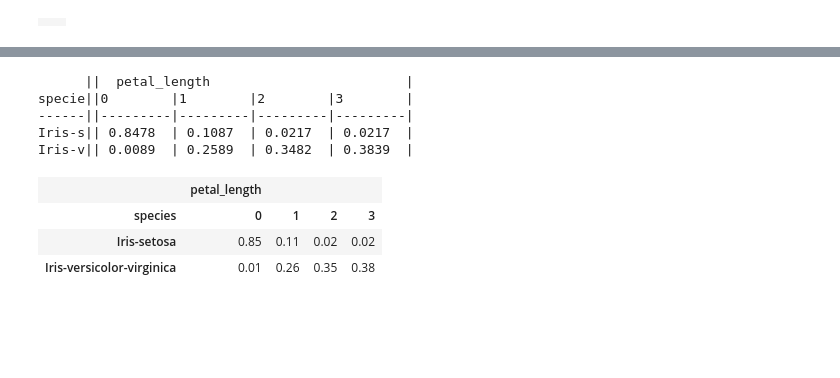
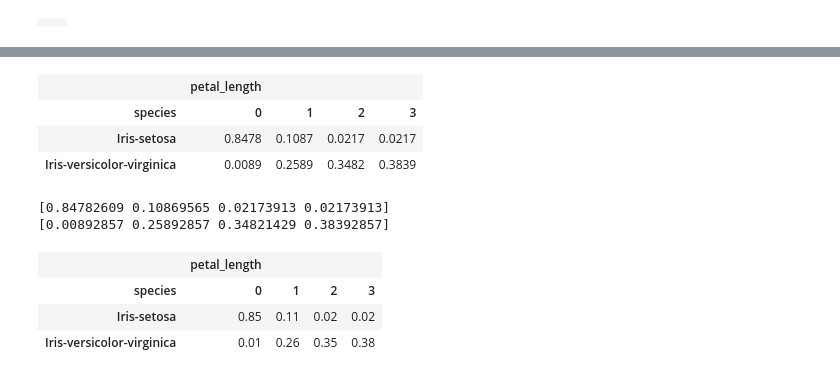
Before and after one commit to bmihaljevic/tfg-interpretml, a Jupyter notebook: experimental_notebooks/tan_and_bn/categorical_tan.ipynb, the cells around one changed output, grey strips where cells are left out. Cells and saved outputs as stored; diff of their text form; code cells hidden in the pictures; blank space fills up the shorter version.

```diff
--- a/experimental_notebooks/tan_and_bn/categorical_tan.ipynb
+++ b/experimental_notebooks/tan_and_bn/categorical_tan.ipynb
@@ -74,11 +74,16 @@ TAN.bn['petal_length']
 # %%
-print(TAN.bn.cpt(TAN.bn.idFromName('petal_length')))
+TAN.bn.cpt(TAN.bn.idFromName('petal_length'))
 # %% [output]
-      ||  petal_length                         |
-specie||0        |1        |2        |3        |
-------||---------|---------|---------|---------|
-Iris-s|| 0.8478  | 0.1087  | 0.0217  | 0.0217  |
-Iris-v|| 0.0089  | 0.2589  | 0.3482  | 0.3839  |
+|  | petal_length |  |  |  |
+| species | 0 | 1 | 2 | 3 |
+| Iris-setosa | 0.8478 | 0.1087 | 0.0217 | 0.0217 |
+| Iris-versicolor-virginica | 0.0089 | 0.2589 | 0.3482 | 0.3839 |
+# %%
+print(TAN.bn.cpt(TAN.bn.idFromName('petal_length'))[0])
+print(TAN.bn.cpt(TAN.bn.idFromName('petal_length'))[1])
+# %% [output]
+[0.84782609 0.10869565 0.02173913 0.02173913]
+[0.00892857 0.25892857 0.34821429 0.38392857]
 # %%
 gnb.showPotential(TAN.bn.cpt(TAN.bn.idFromName('petal_length')),digits=2)
 # %% [output]
```
Also changed, not shown: parts of 4 cells of this notebook, 1 other file.
